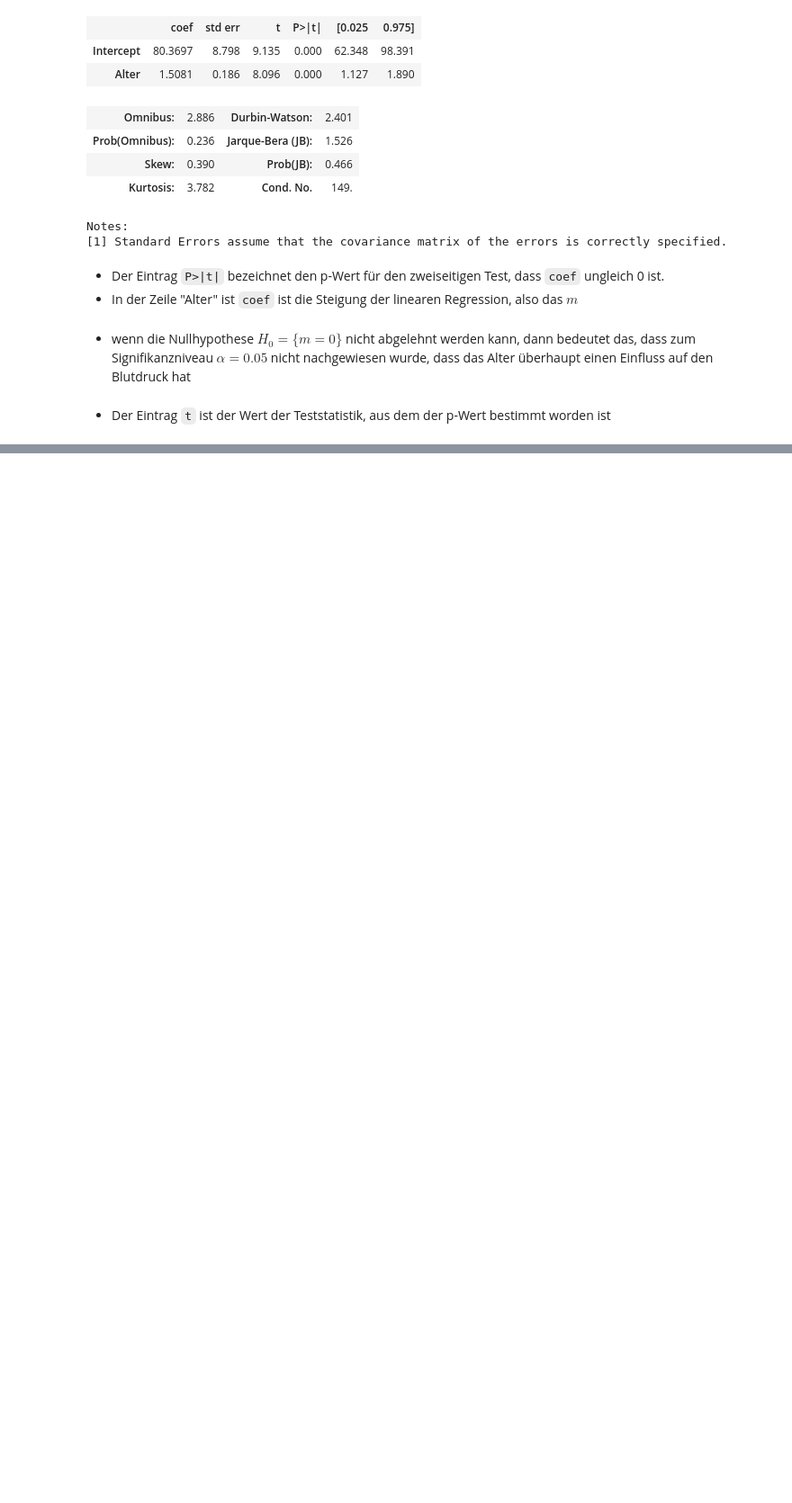
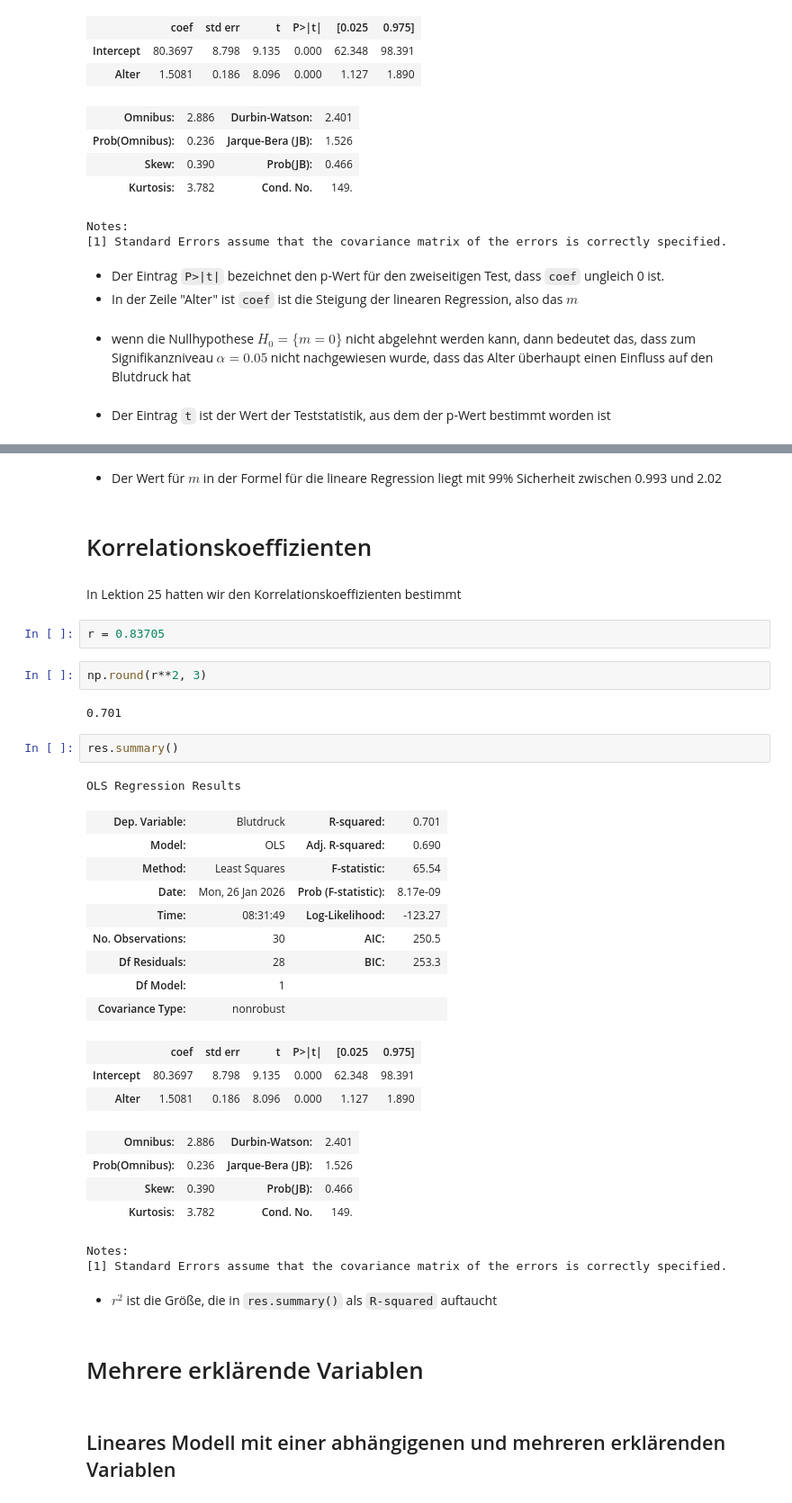
Before and after one commit to Ruediger-Braun/mfb2526, a Jupyter notebook: lektion26.ipynb, the cells around one changed output, grey strips where cells are left out. Shown at 90% size. Saved outputs shown, nothing was run; the diff lists cells and outputs as text; blank space fills up the shorter version.

Commit message:
Lektion 26 veröffentlicht

```diff
--- a/lektion26.ipynb
+++ b/lektion26.ipynb
@@ -433,0 +473,40 @@ Notes:
+# %% [markdown]
+* Der Wert für $m$ in der Formel für die lineare Regression liegt mit 99% Sicherheit zwischen 0.993 und 2.02
+# %% [markdown]
+# Korrelationskoeffizienten
+# %% [markdown]
+In Lektion 25 hatten wir den Korrelationskoeffizienten bestimmt
+# %%
+r = 0.83705
+# %%
+np.round(r**2, 3)
+# %% [output]
+0.701
+# %%
+res.summary()
+# %% [output]
+OLS Regression Results
+| Dep. Variable: | Blutdruck | R-squared: | 0.701 |
+| Model: | OLS | Adj. R-squared: | 0.690 |
+| Method: | Least Squares | F-statistic: | 65.54 |
+| Date: | Mon, 26 Jan 2026 | Prob (F-statistic): | 8.17e-09 |
+| Time: | 08:31:49 | Log-Likelihood: | -123.27 |
+| No. Observations: | 30 | AIC: | 250.5 |
+| Df Residuals: | 28 | BIC: | 253.3 |
+| Df Model: | 1 |  |  |
+| Covariance Type: | nonrobust |  |  |
+|  | coef | std err | t | P>|t| | [0.025 | 0.975] |
+| Intercept | 80.3697 | 8.798 | 9.135 | 0.000 | 62.348 | 98.391 |
+| Alter | 1.5081 | 0.186 | 8.096 | 0.000 | 1.127 | 1.890 |
+| Omnibus: | 2.886 | Durbin-Watson: | 2.401 |
+| Prob(Omnibus): | 0.236 | Jarque-Bera (JB): | 1.526 |
+| Skew: | 0.390 | Prob(JB): | 0.466 |
+| Kurtosis: | 3.782 | Cond. No. | 149. |
+Notes:
+[1] Standard Errors assume that the covariance matrix of the errors is correctly specified.
+# %% [markdown]
+* $r^2$ ist die Größe, die in `res.summary()` als `R-squared` auftaucht
+# %% [markdown]
+# Mehrere erklärende Variablen
+# %% [markdown]
+## Lineares Modell mit einer abhängigenen und mehreren erklärenden Variablen
```
Also changed, not shown: parts of 37 cells of this notebook.
